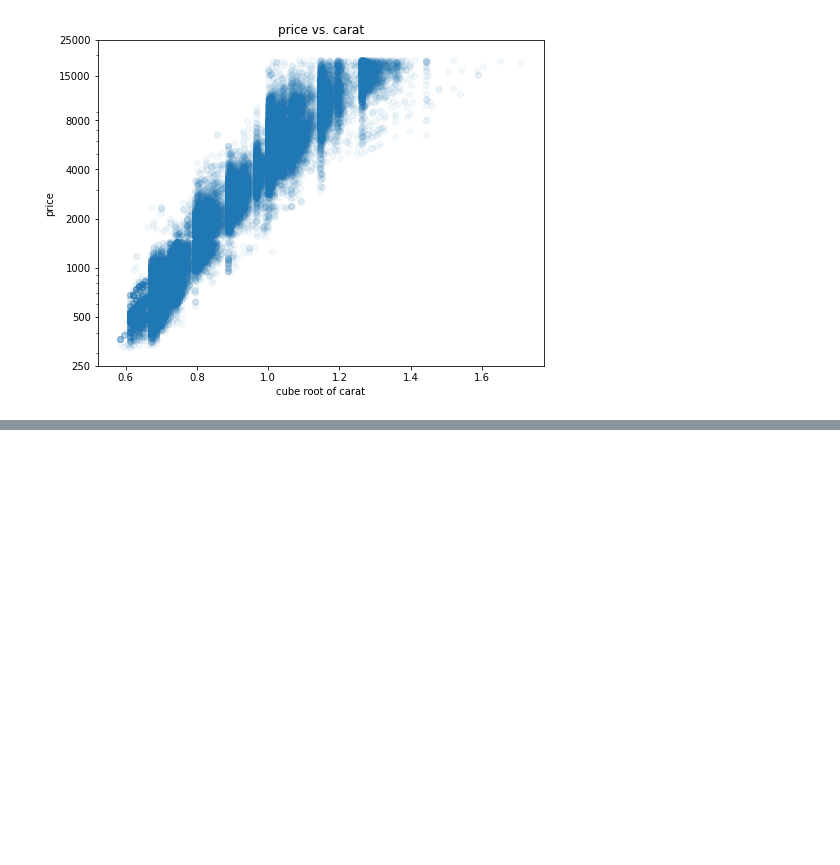
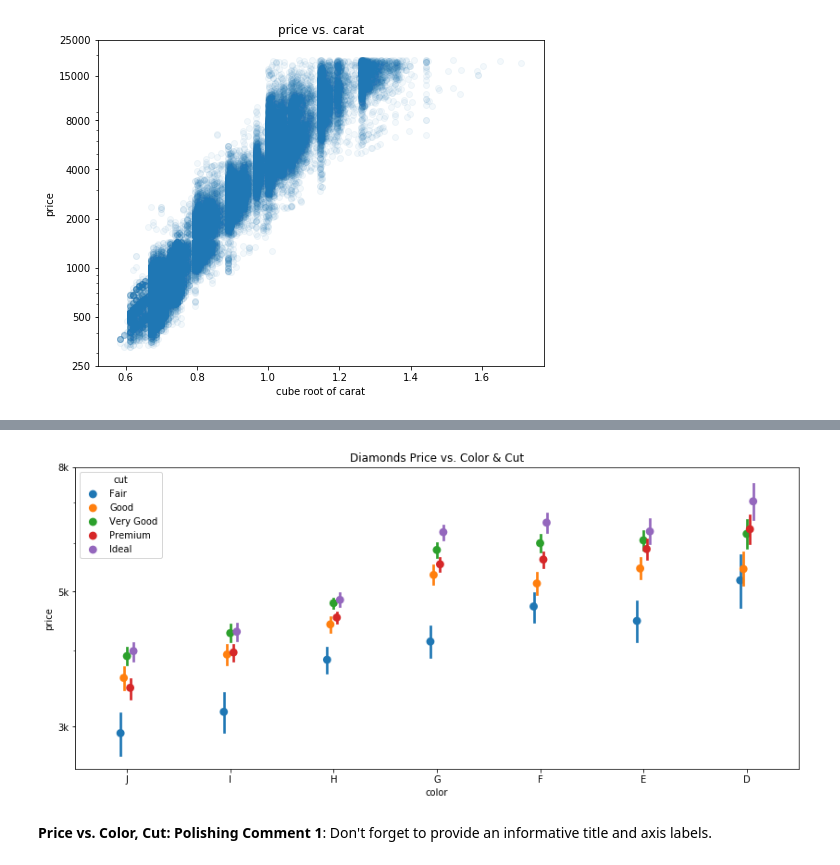
Before and after one commit to iRaied/Diamond-Pricing, a Jupyter notebook: Diamond_Project.ipynb, the cells around one changed output, grey strips where cells are left out. Cells and saved outputs as stored; diff of their text form; code cells hidden in the pictures; blank space fills up the shorter version.

```diff
--- a/Diamond_Project.ipynb
+++ b/Diamond_Project.ipynb
@@ -516,0 +537,16 @@ plt.show()
+# %%
+plt.figure(figsize = [14,6])
+
+ax = sb.pointplot(data = diamonds_1c, x = 'color', y = 'price', hue = 'cut', linestyles = "", dodge = True)
+
+# special handling of tick marks following seaborn function - you might try
+# doing a log transform on the data itself instead of this workaround.
+plt.yscale('log')
+plt.yticks([3000, 5000, 8000], ['3k', '5k', '8k'])
+ax.set_yticklabels([], minor = True)
+plt.title('Diamonds Price vs. Color & Cut')
+plt.show();
+# %% [output]
+[figure, added]
+# %% [markdown]
+**Price vs. Color, Cut: Polishing Comment 1**: <span style="color:black"> Don't forget to provide an informative title and axis labels.</span>
```
Also changed, not shown: parts of 4 cells of this notebook.
